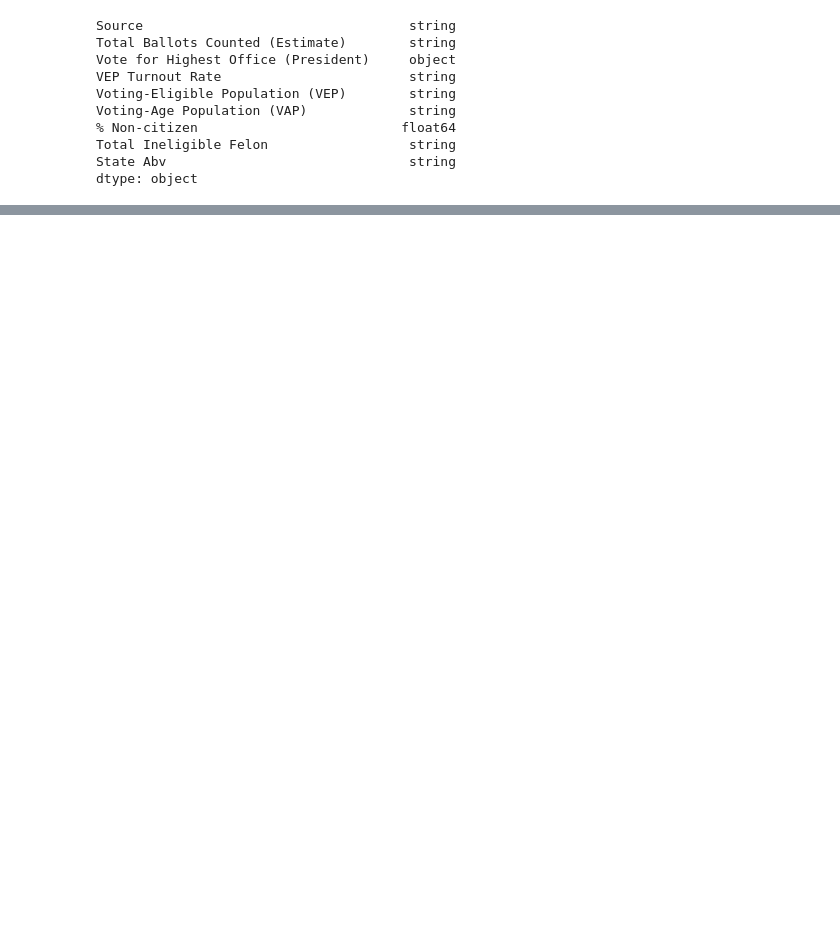
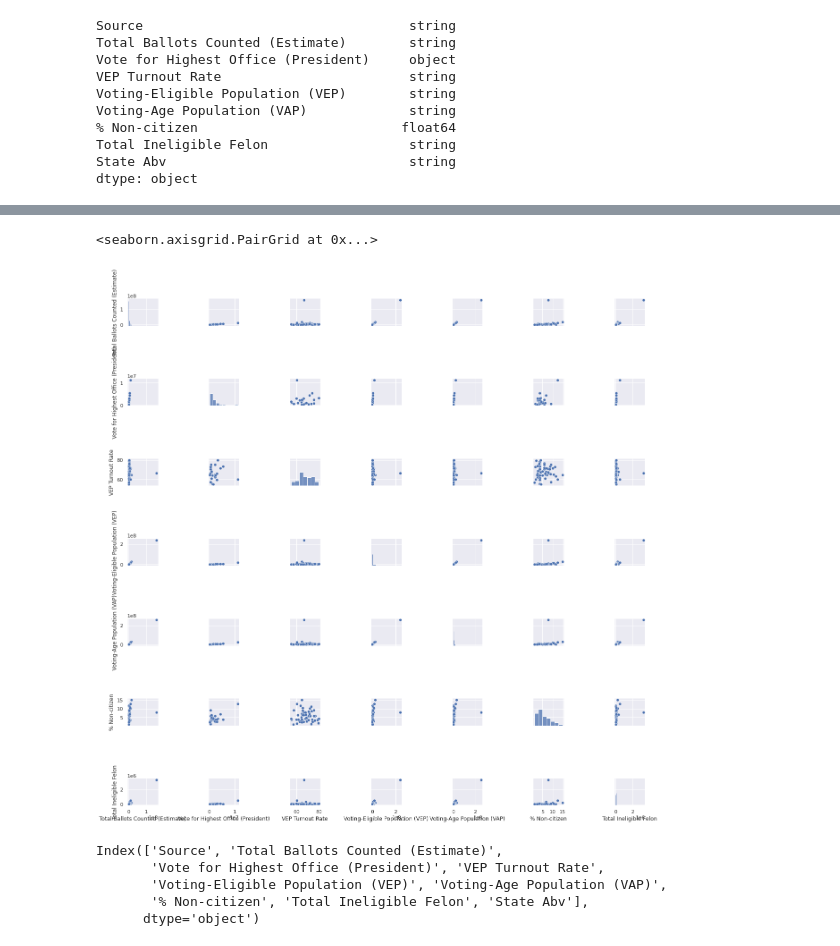
Before and after one commit to Eric1891/Micro-Credential-winter-2022, a Jupyter notebook: Day_7_Group.ipynb, the cells around one changed output, grey strips where cells are left out. Saved outputs shown, nothing was run; the diff lists cells and outputs as text; code cells hidden in the pictures; blank space fills up the shorter version.

```diff
--- a/Day_7_Group.ipynb
+++ b/Day_7_Group.ipynb
@@ -313,0 +337,13 @@ df.groupby(['State'])['Voting-Eligible Population (VEP)'].count().sort_values(as
+# %%
+sns.pairplot(df_new)
+# %% [output]
+<seaborn.axisgrid.PairGrid at 0x...>
+[figure, added]
+# %%
+df_new.columns
+# %% [output]
+Index(['Source', 'Total Ballots Counted (Estimate)',
+       'Vote for Highest Office (President)', 'VEP Turnout Rate',
+       'Voting-Eligible Population (VEP)', 'Voting-Age Population (VAP)',
+       '% Non-citizen', 'Total Ineligible Felon', 'State Abv'],
+      dtype='object')
```
Also changed, not shown: parts of 13 cells of this notebook.
